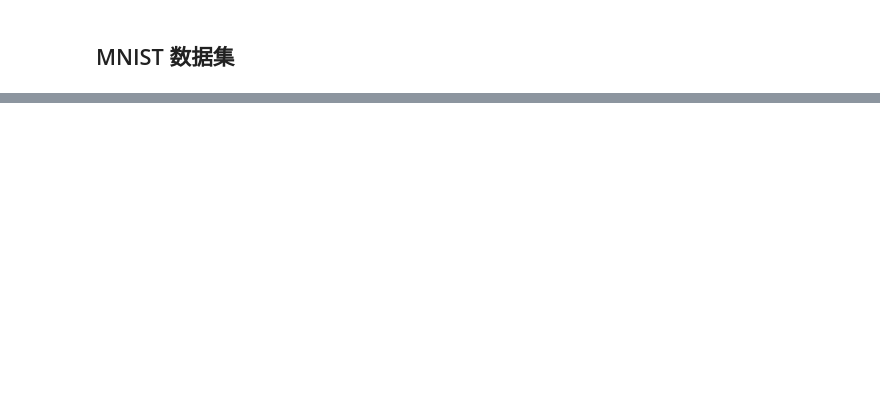
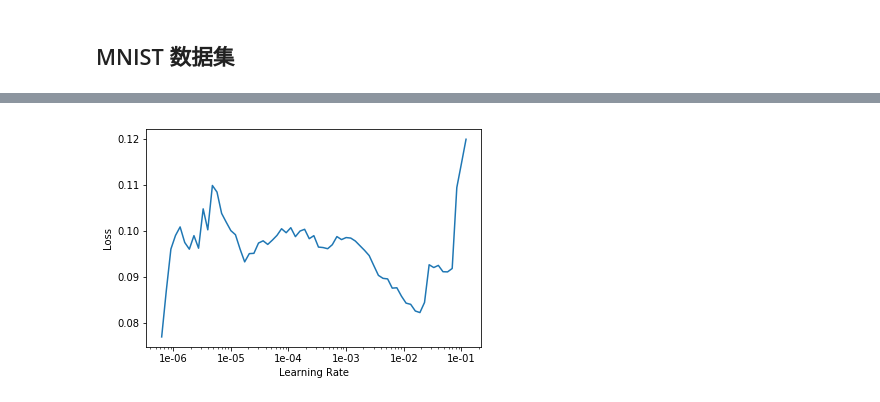
Before and after one commit to AutuanLiu/Fastai-Notes-V3, a Jupyter notebook: nbs/lesson01.ipynb, the cells around one changed output, grey strips where cells are left out. Cells and saved outputs as stored; diff of their text form; code cells hidden in the pictures; blank space fills up the shorter version.

```diff
--- a/nbs/lesson01.ipynb
+++ b/nbs/lesson01.ipynb
@@ -427,8 +445,8 @@ interp.most_confused(min_val=2)
 ## MNIST 数据集
 # %%
 # 获取数据
-path = untar_data(URLs.MNIST_SAMPLE)
+path = untar_dataar_data(URLs.MNIST_SAMPLE)
 # %%
 tfms = get_transforms(do_flip=False)  # 不对图片进行随机翻转，默认情况下会对图片进行随机翻转
 # 使用 from_folder 的方式创建数据
-data = ImageDataBunch.from_folder(path, ds_tfms=tfms, size=26)  # 只有训练集验证集的数据，没有标签
+data = ImageDataBunch.from_folder(path, ds_tfms=tfms, size=26, num_workers=0)  # 只有训练集验证集的数据，没有标签
@@ -473,0 +565,4 @@ labels[:5]
+# %%
+learn.recorder.plot()
+# %% [output]
+[figure, added]
```
Also changed, not shown: parts of 16 cells of this notebook.
